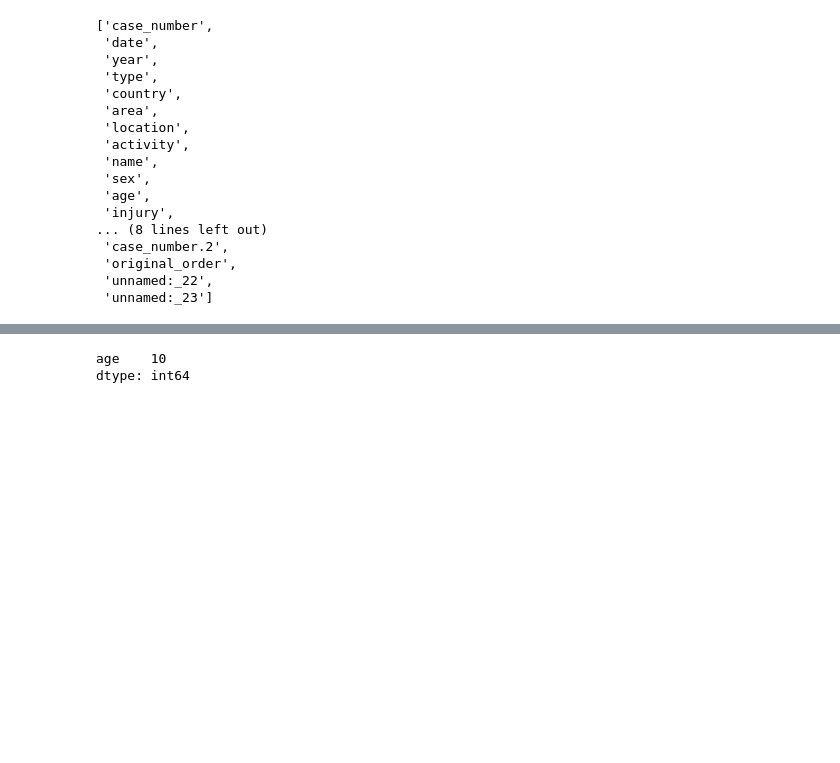
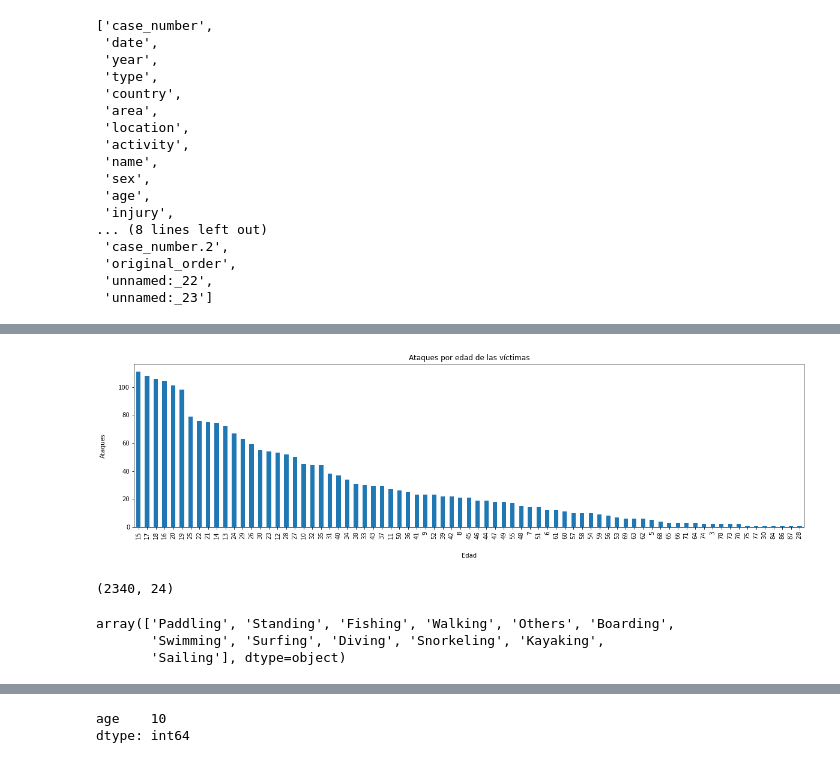
Before and after one commit to Vert-ix/SHARKs-ATTACK-DATASET_Berta, a Jupyter notebook: your.code/sharks_attack_dataset_Berta.ipynb, the cells around one changed output, grey strips where cells are left out. Cells and saved outputs as stored; diff of their text form; code cells hidden in the pictures; blank space fills up the shorter version.

```diff
--- a/your.code/sharks_attack_dataset_Berta.ipynb
+++ b/your.code/sharks_attack_dataset_Berta.ipynb
@@ -516,0 +501,13 @@ plt.title('Número de ataques por actividad');
+# %%
+plt.figure(figsize=(20, 5))
+
+data.age.value_counts().plot.bar();
+plt.xlabel('Edad', labelpad=20)
+plt.ylabel('Ataques', labelpad=20)
+plt.title('Ataques por edad de las víctimas');
+# %% [output]
+[figure, added]
+# %%
+data.shape
+# %% [output]
+(2340, 24)
@@ -516,0 +551,6 @@ plt.title('Número de ataques por actividad');
+# %%
+data['activity'].unique()
+# %% [output]
+array(['Paddling', 'Standing', 'Fishing', 'Walking', 'Others', 'Boarding',
+       'Swimming', 'Surfing', 'Diving', 'Snorkeling', 'Kayaking',
+       'Sailing'], dtype=object)
```
Also changed, not shown: parts of 86 cells of this notebook, 4 other files.
